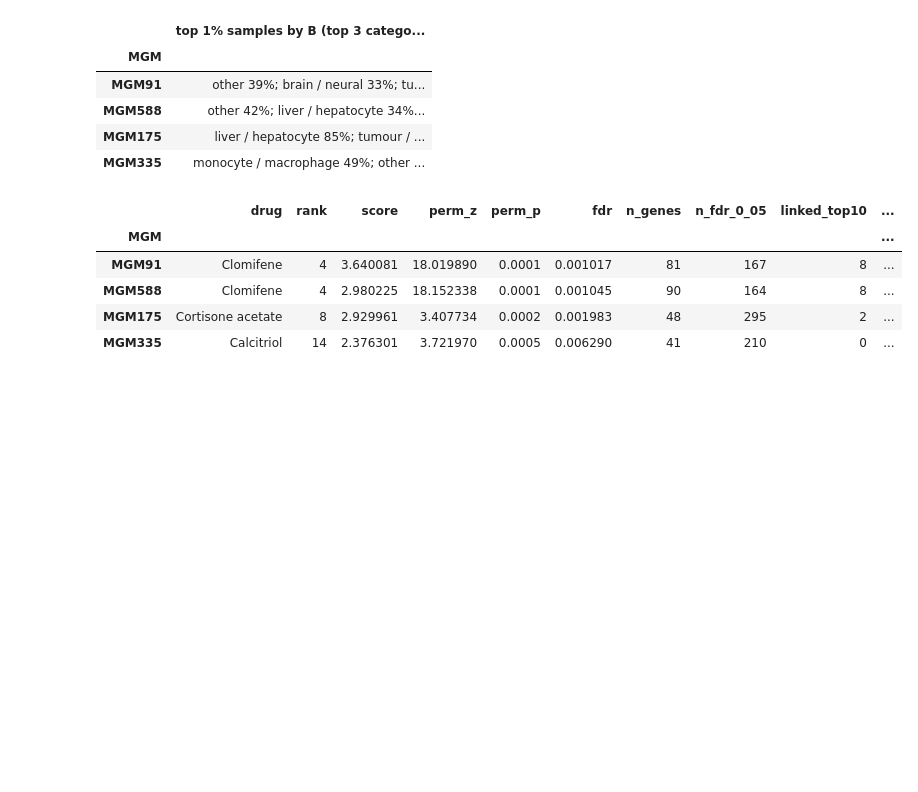
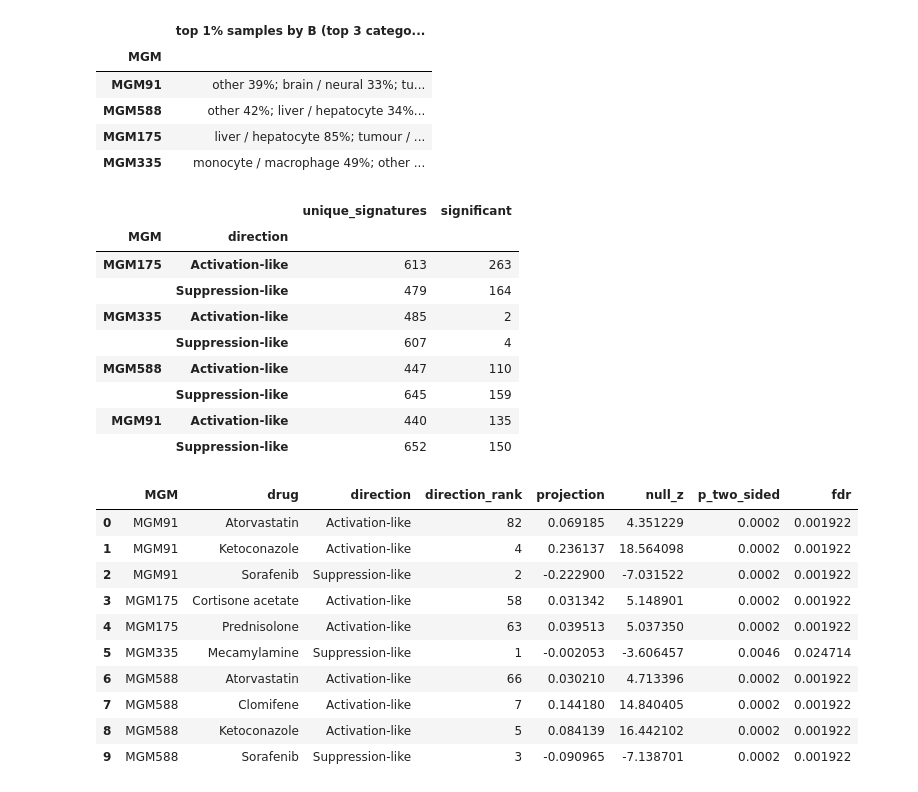
Before and after one commit to miltondp/clamp-analyses, a Jupyter notebook: nbs/03_model_biology/02_archs4/04_crispercas/00_mgm.executed.ipynb, the cells around one changed output. Drawn from its saved outputs; the diff is of its cells as text; code cells hidden in the pictures; blank space fills up the shorter version.

Commit message:
Improve L1000 projection and FDR for CRISPR MGMs

```diff
--- a/nbs/03_model_biology/02_archs4/04_crispercas/00_mgm.executed.ipynb
+++ b/nbs/03_model_biology/02_archs4/04_crispercas/00_mgm.executed.ipynb
@@ -12,19 +17,20 @@ try:
     I = snakemake.input
     FLAGS, SUMMARY, FUNNEL, PATHWAYS = Path(I.flags), Path(I.summary), Path(I.funnel), Path(I.pathways)
     MODULES, TRAITS, COMPOSITION, RANKING = Path(I.modules), Path(I.traits), Path(I.composition), Path(I.ranking)
+    CURATED, UNIQUE = Path(I.curated), Path(I.unique)
     ORA = [Path(d) for d in I.ora]
 except NameError:
     A4 = Path('../../../../output/03_model_biology/02_archs4')
     M = A4 / '04_crispercas/00_mgm'
     FLAGS, SUMMARY, FUNNEL, PATHWAYS = A4 / '06_technical_noise/seeds/all_flags.csv', M / 'cluster_summary.csv', M / 'selection/funnel.csv', M / 'pathways/canonical_bp_top.csv'
     MODULES, TRAITS, COMPOSITION, RANKING = M / 'fig5/modules.csv', M / 'fig5/module_trait_groups.csv', M / 'projection/composition.csv', M / 'l1000/l1000_fig5_ranking.csv'
+    CURATED, UNIQUE = M / 'l1000/l1000_fig5_curated.csv', M / 'l1000/l1000_unique_signatures.csv'
     ORA = [M / 'ora' / d for d in ['bp', 'canonical', 'cellmarker', 'azimuth', 'archs4_cell_lines']]
 
 def mgm(s):
     return s.str.replace('metaLV', 'MGM')
 
 ORDER = ['MGM91', 'MGM588', 'MGM175', 'MGM335']
-PICK = {'MGM91': 'Clomifene', 'MGM588': 'Clomifene', 'MGM175': 'Cortisone acetate', 'MGM335': 'Calcitriol'}
 # %%
 flags = pd.read_csv(FLAGS)
 noise = flags.groupby('model', sort=False).agg(lvs=('LV', 'size'), gene_level=('gene_flag', 'sum'),
@@ -179,33 +185,34 @@ r = pd.read_csv(RANKING)
 r['MGM'] = mgm(r.metaLV)
 assert set(r.MGM) == set(ORDER) and r.groupby('MGM').size().eq(1170).all()
 # %%
-def has(s, *keys):
-    return s.fillna('').str.contains('|'.join(keys), case=False, regex=True)
-
-sterol = ['statin$', 'conazole$', 'Clomifene', 'Tamoxifen', 'Amiodarone', 'Haloperidol', 'Trazodone', 'Aripiprazole', 'Trimipramine']
-LINK = {
-    'sterol': lambda d: has(d.drug, *sterol) & ~has(d.drug, 'Bestatin', 'Cilastatin', 'Wiskostatin', 'blebbistatin', 'Alrestatin')
-                        | has(d.atc_codes, 'N05A', 'N06A'),
-    'MGM175': lambda d: has(d.categories, 'Glucocorticoid', 'Corticosteroid') | has(d.drug, 'cholic', 'Ursodeoxycholic', 'fibrate$', 'Gemfibrozil', 'glitazone', 'PREGN-4-ENE')
-                        | has(d.atc_codes, 'G03C'),
-    'MGM335': lambda d: has(d.drug, 'Calcitriol', 'DN-101', 'Vitamin A', 'Tretinoin') | has(d.categories, 'Glucocorticoid', 'Anti-Inflammatory Agents, Non-Steroidal')
-                        | has(d.atc_codes, 'L04'),
-}
-r['linked'] = False
-for m in ORDER:
-    i = r.MGM == m
-    r.loc[i, 'linked'] = LINK['sterol' if m in ('MGM91', 'MGM588') else m](r[i]).values
+u = pd.read_csv(UNIQUE).assign(MGM=lambda d: mgm(d.metaLV))
+picks = pd.read_csv(CURATED).assign(MGM=lambda d: mgm(d.metaLV))
+assert len(picks) == 10 and picks.fdr.lt(0.05).all() and picks.direction_agrees_with_null.all()
 # %%
-picks = pd.concat([r[(r.MGM == m) & (r.drug == d)] for m, d in PICK.items()])
-summary = r.groupby('MGM').agg(n_genes=('n_genes', 'first'), n_fdr_0_05=('fdr', lambda q: (q < 0.05).sum()),
-                               linked_top10=('linked', lambda s: s.iloc[:10].sum()),
-                               linked_top1pct=('linked', lambda s: s.iloc[:12].sum()))
-display(picks.set_index('MGM')[['drug', 'rank', 'score', 'perm_z', 'perm_p', 'fdr']].join(summary).loc[ORDER])
+summary = u.assign(significant=lambda d: d.fdr.lt(0.05) & d.direction_agrees_with_null).groupby(['MGM', 'direction']).agg(
+    unique_signatures=('signature_group', 'size'), significant=('significant', 'sum'))
+display(summary)
+display(picks[['MGM', 'drug', 'direction', 'direction_rank', 'projection', 'null_z', 'p_two_sided', 'fdr']])
 # %% [output]
-|  | drug | rank | score | perm_z | perm_p | fdr | n_genes | n_fdr_0_05 | linked_top10 | ... |
-| MGM |  |  |  |  |  |  |  |  |  | ... |
-| MGM91 | Clomifene | 4 | 3.640081 | 18.019890 | 0.0001 | 0.001017 | 81 | 167 | 8 | ... |
-| MGM588 | Clomifene | 4 | 2.980225 | 18.152338 | 0.0001 | 0.001045 | 90 | 164 | 8 | ... |
-| MGM175 | Cortisone acetate | 8 | 2.929961 | 3.407734 | 0.0002 | 0.001983 | 48 | 295 | 2 | ... |
-| MGM335 | Calcitriol | 14 | 2.376301 | 3.721970 | 0.0005 | 0.006290 | 41 | 210 | 0 | ... |
+|  |  | unique_signatures | significant |
+| MGM | direction |  |  |
+| MGM175 | Activation-like | 613 | 263 |
+|  | Suppression-like | 479 | 164 |
+| MGM335 | Activation-like | 485 | 2 |
+|  | Suppression-like | 607 | 4 |
+| MGM588 | Activation-like | 447 | 110 |
+|  | Suppression-like | 645 | 159 |
+| MGM91 | Activation-like | 440 | 135 |
+|  | Suppression-like | 652 | 150 |
+|  | MGM | drug | direction | direction_rank | projection | null_z | p_two_sided | fdr |
+| 0 | MGM91 | Atorvastatin | Activation-like | 82 | 0.069185 | 4.351229 | 0.0002 | 0.001922 |
+| 1 | MGM91 | Ketoconazole | Activation-like | 4 | 0.236137 | 18.564098 | 0.0002 | 0.001922 |
+| 2 | MGM91 | Sorafenib | Suppression-like | 2 | -0.222900 | -7.031522 | 0.0002 | 0.001922 |
+| 3 | MGM175 | Cortisone acetate | Activation-like | 58 | 0.031342 | 5.148901 | 0.0002 | 0.001922 |
+| 4 | MGM175 | Prednisolone | Activation-like | 63 | 0.039513 | 5.037350 | 0.0002 | 0.001922 |
+| 5 | MGM335 | Mecamylamine | Suppression-like | 1 | -0.002053 | -3.606457 | 0.0046 | 0.024714 |
+| 6 | MGM588 | Atorvastatin | Activation-like | 66 | 0.030210 | 4.713396 | 0.0002 | 0.001922 |
+| 7 | MGM588 | Clomifene | Activation-like | 7 | 0.144180 | 14.840405 | 0.0002 | 0.001922 |
+| 8 | MGM588 | Ketoconazole | Activation-like | 5 | 0.084139 | 16.442102 | 0.0002 | 0.001922 |
+| 9 | MGM588 | Sorafenib | Suppression-like | 3 | -0.090965 | -7.138701 | 0.0002 | 0.001922 |
 # %%
```
Also changed, not shown: parts of 5 cells of this notebook, 25 other files.
